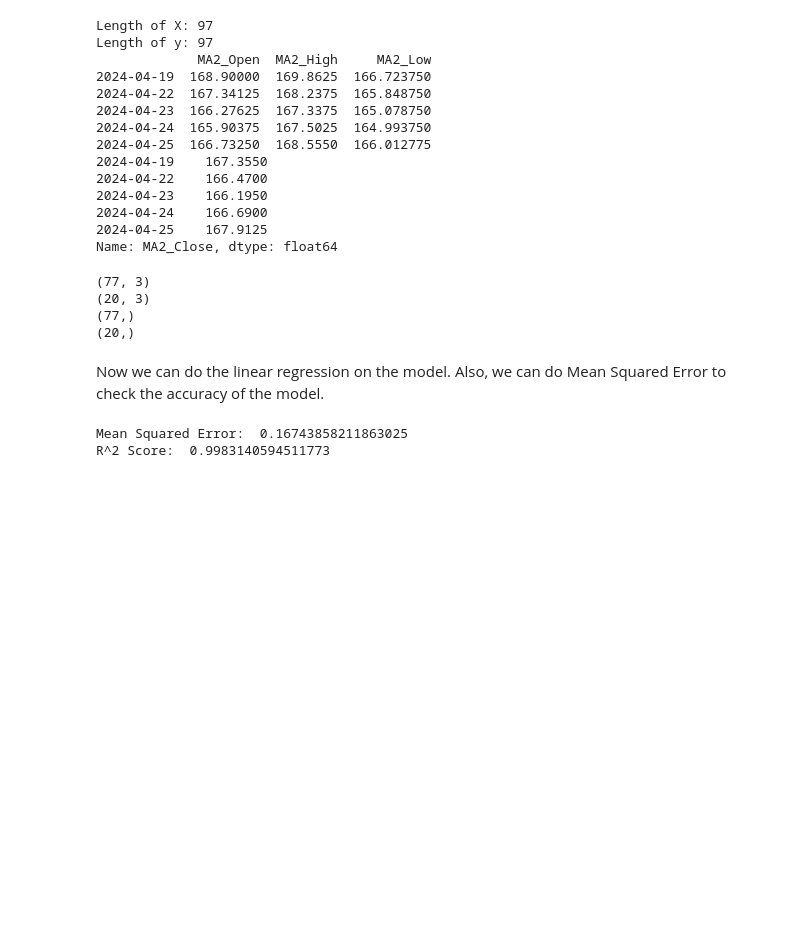
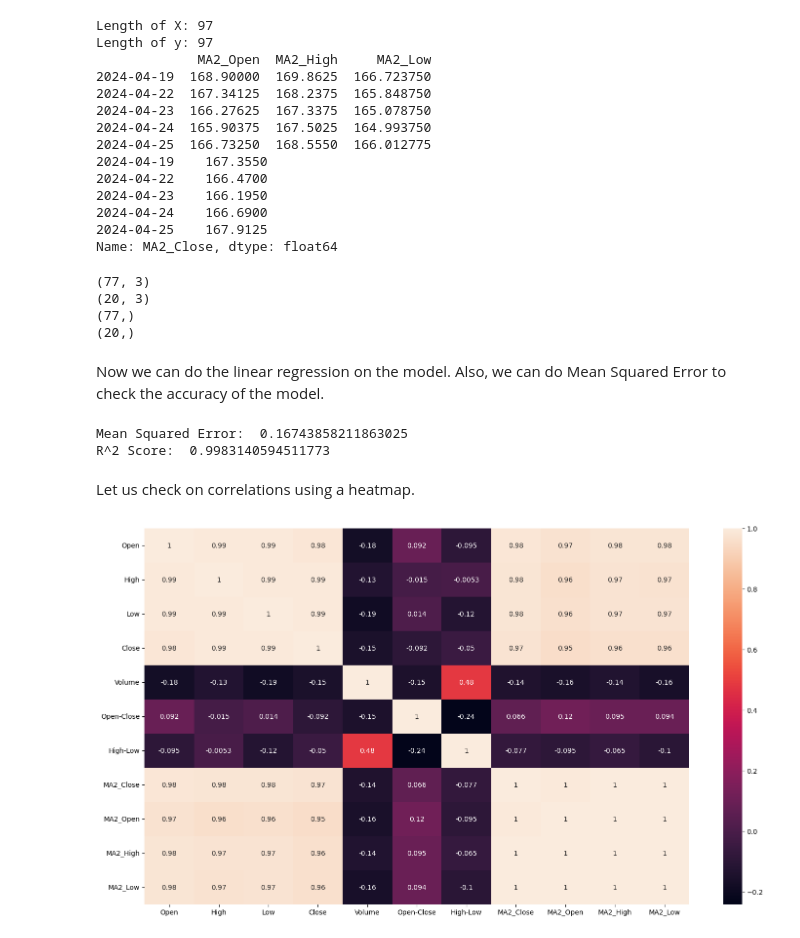
Before and after one commit to Billy272/Financial_bot, a Jupyter notebook: Algorithm_py/main.ipynb, the cells around one changed output. Drawn from its saved outputs; the diff is of its cells as text; code cells hidden in the pictures; blank space fills up the shorter version.

```diff
--- a/Algorithm_py/main.ipynb
+++ b/Algorithm_py/main.ipynb
@@ -208,3 +208,14 @@ print("R^2 Score: ", r2)
 # %% [output]
 Mean Squared Error:  0.16743858211863025
 R^2 Score:  0.9983140594511773
+# %% [markdown]
+Let us check on correlations using a heatmap.
+# %%
+# plot correlation between actual and predicted values using heatmap
+import seaborn as sns
+
+plt.figure(figsize=(18, 10))
+sns.heatmap(df.corr(), annot=True)
+plt.show()
+# %% [output]
+[figure, added]
```
